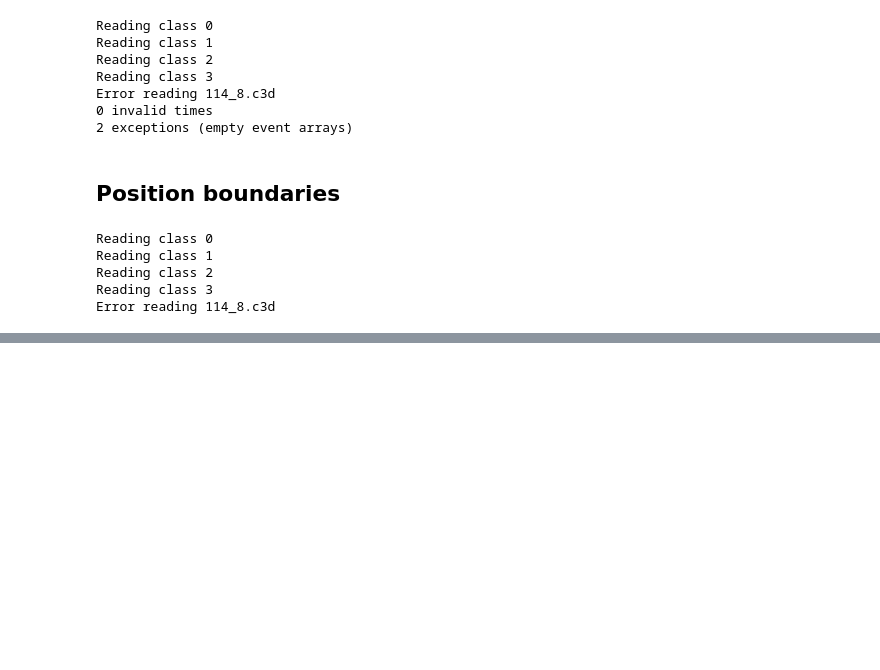
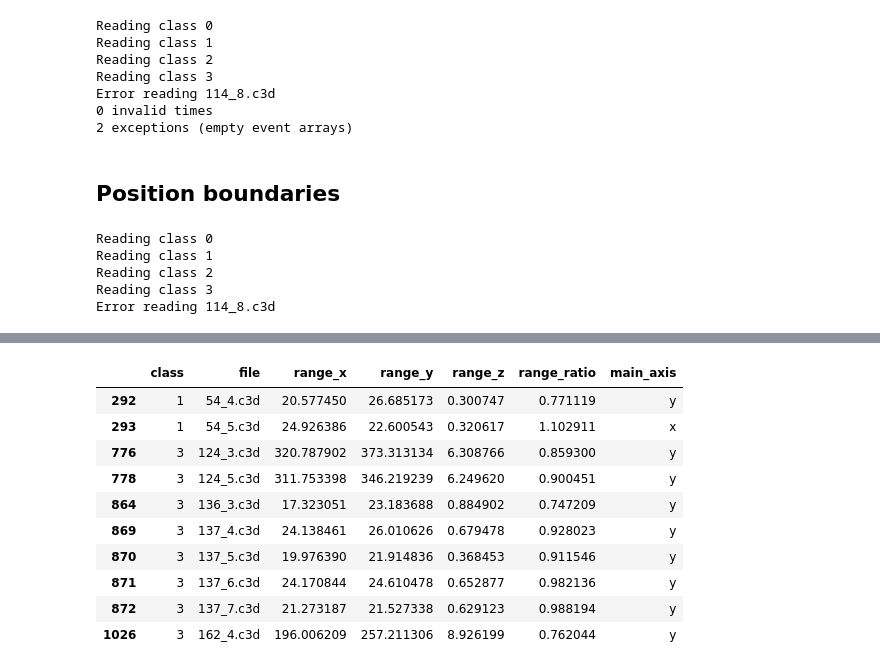
Before and after one commit to gitxchen/gaitAnalysis, a Jupyter notebook: dataAnalysis/analyze_data.ipynb, the cells around one changed output, grey strips where cells are left out. Saved outputs shown, nothing was run; the diff lists cells and outputs as text; code cells hidden in the pictures; blank space fills up the shorter version.

```diff
--- a/dataAnalysis/analyze_data.ipynb
+++ b/dataAnalysis/analyze_data.ipynb
@@ -756,0 +805,14 @@ Name: main_axis, dtype: int64
+# %%
+df_uncertain[['class', 'file', 'range_x', 'range_y', 'range_z', 'range_ratio', 'main_axis']]
+# %% [output]
+|  | class | file | range_x | range_y | range_z | range_ratio | main_axis |
+| 292 | 1 | 54_4.c3d | 20.577450 | 26.685173 | 0.300747 | 0.771119 | y |
+| 293 | 1 | 54_5.c3d | 24.926386 | 22.600543 | 0.320617 | 1.102911 | x |
+| 776 | 3 | 124_3.c3d | 320.787902 | 373.313134 | 6.308766 | 0.859300 | y |
+| 778 | 3 | 124_5.c3d | 311.753398 | 346.219239 | 6.249620 | 0.900451 | y |
+| 864 | 3 | 136_3.c3d | 17.323051 | 23.183688 | 0.884902 | 0.747209 | y |
+| 869 | 3 | 137_4.c3d | 24.138461 | 26.010626 | 0.679478 | 0.928023 | y |
+| 870 | 3 | 137_5.c3d | 19.976390 | 21.914836 | 0.368453 | 0.911546 | y |
+| 871 | 3 | 137_6.c3d | 24.170844 | 24.610478 | 0.652877 | 0.982136 | y |
+| 872 | 3 | 137_7.c3d | 21.273187 | 21.527338 | 0.629123 | 0.988194 | y |
+| 1026 | 3 | 162_4.c3d | 196.006209 | 257.211306 | 8.926199 | 0.762044 | y |
```
Also changed, not shown: parts of 10 cells of this notebook, 3 other files.
